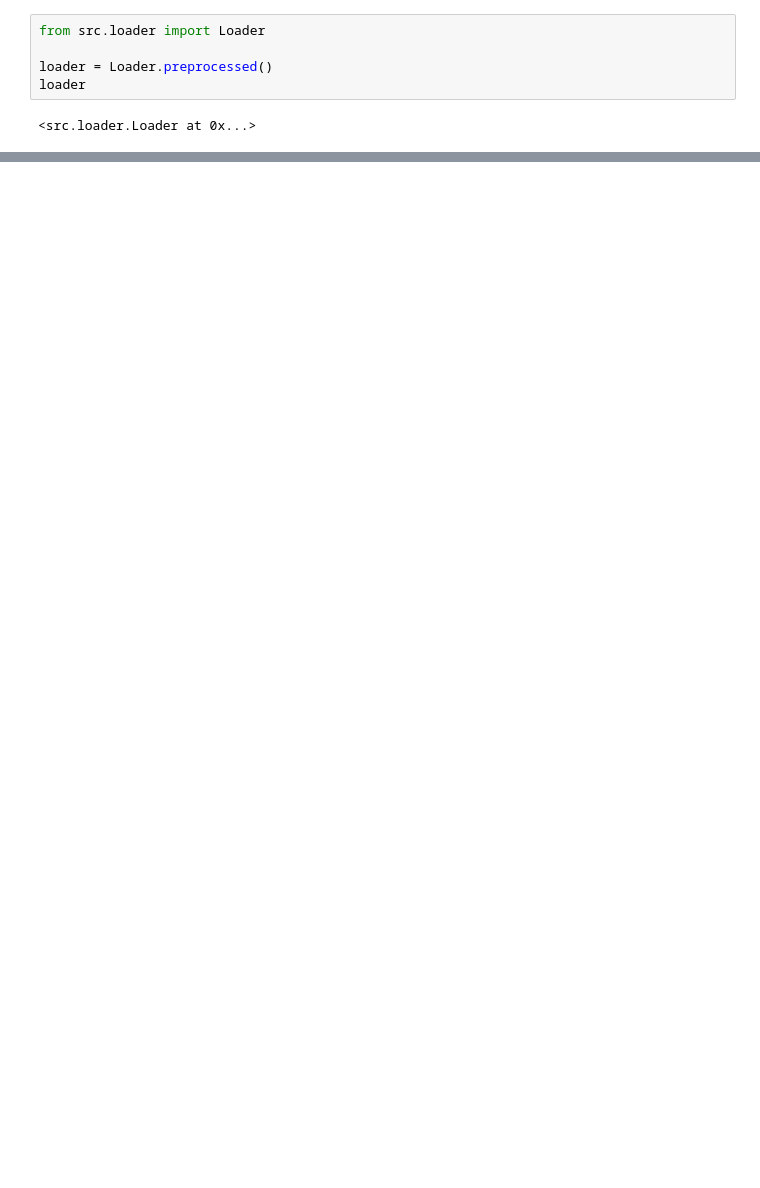
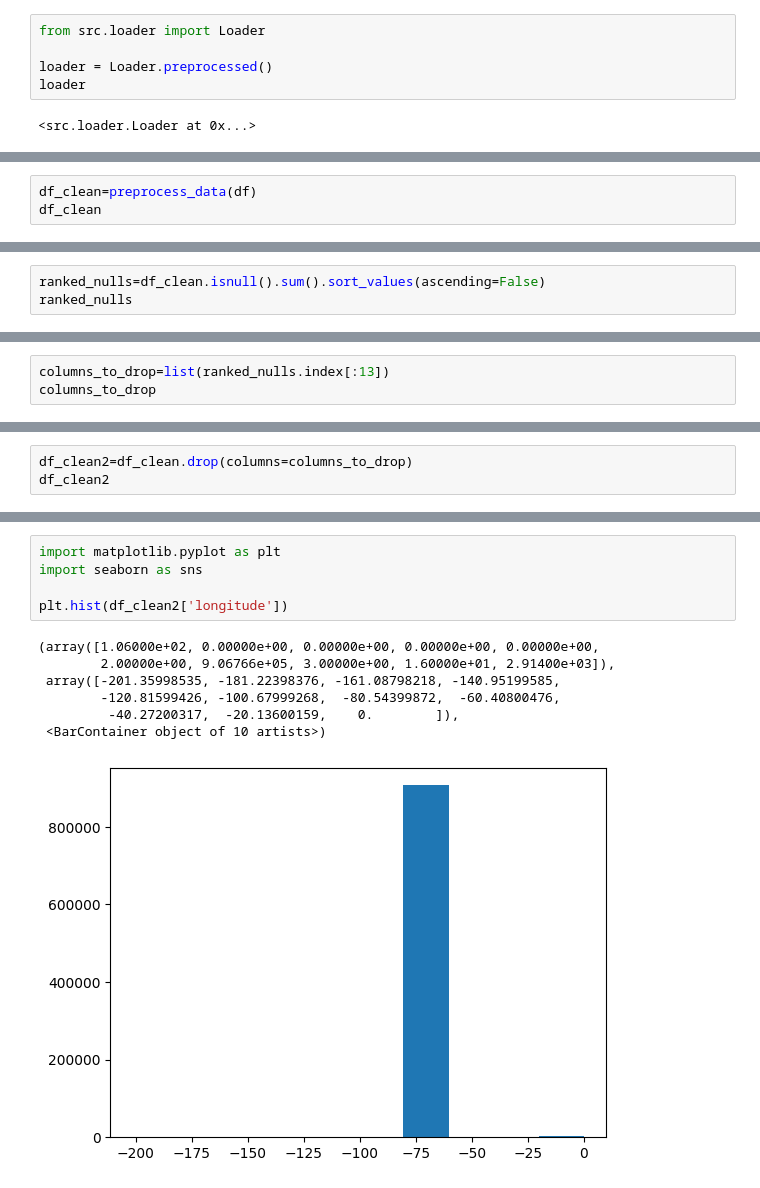
Before and after one commit to FabioSol/TareaModeladoPredictivo, a Jupyter notebook: notebooks/01_EDA.ipynb, the cells around one changed output, grey strips where cells are left out. Saved outputs shown, nothing was run; the diff lists cells and outputs as text; blank space fills up the shorter version.

```diff
--- a/notebooks/01_EDA.ipynb
+++ b/notebooks/01_EDA.ipynb
@@ -39,0 +72,3 @@ Name: crash_date, Length: 10000, dtype: object
+# %%
+df_clean=preprocess_data(df)
+df_clean
@@ -39,0 +89,3 @@ Name: crash_date, Length: 10000, dtype: object
+# %%
+ranked_nulls=df_clean.isnull().sum().sort_values(ascending=False)
+ranked_nulls
@@ -39,0 +110,3 @@ Name: crash_date, Length: 10000, dtype: object
+# %%
+columns_to_drop=list(ranked_nulls.index[:13])
+columns_to_drop
@@ -39,0 +127,3 @@ Name: crash_date, Length: 10000, dtype: object
+# %%
+df_clean2=df_clean.drop(columns=columns_to_drop)
+df_clean2
@@ -39,0 +144,13 @@ Name: crash_date, Length: 10000, dtype: object
+# %%
+import matplotlib.pyplot as plt
+import seaborn as sns
+
+plt.hist(df_clean2['longitude'])
+# %% [output]
+(array([1.06000e+02, 0.00000e+00, 0.00000e+00, 0.00000e+00, 0.00000e+00,
+        2.00000e+00, 9.06766e+05, 3.00000e+00, 1.60000e+01, 2.91400e+03]),
+ array([-201.35998535, -181.22398376, -161.08798218, -140.95199585,
+        -120.81599426, -100.67999268,  -80.54399872,  -60.40800476,
+         -40.27200317,  -20.13600159,    0.        ]),
+ <BarContainer object of 10 artists>)
+[figure, added]
```
Also changed, not shown: parts of 23 cells of this notebook, 9 other files.
